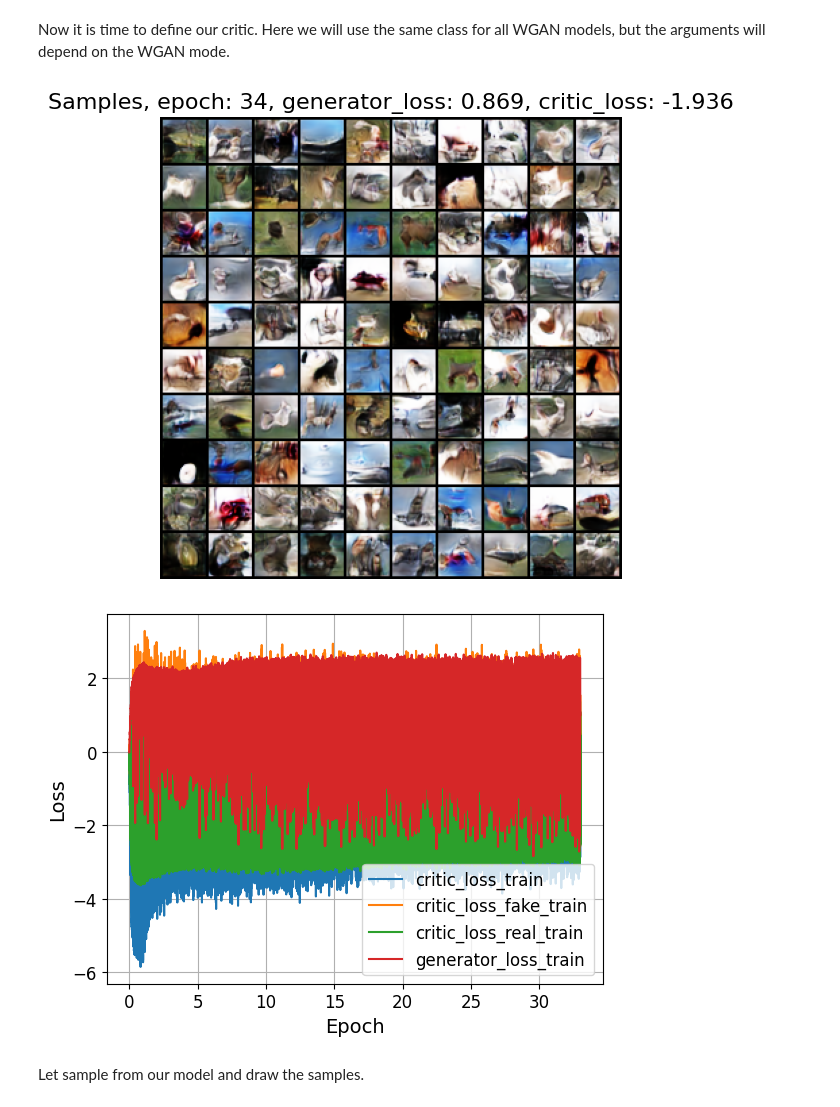
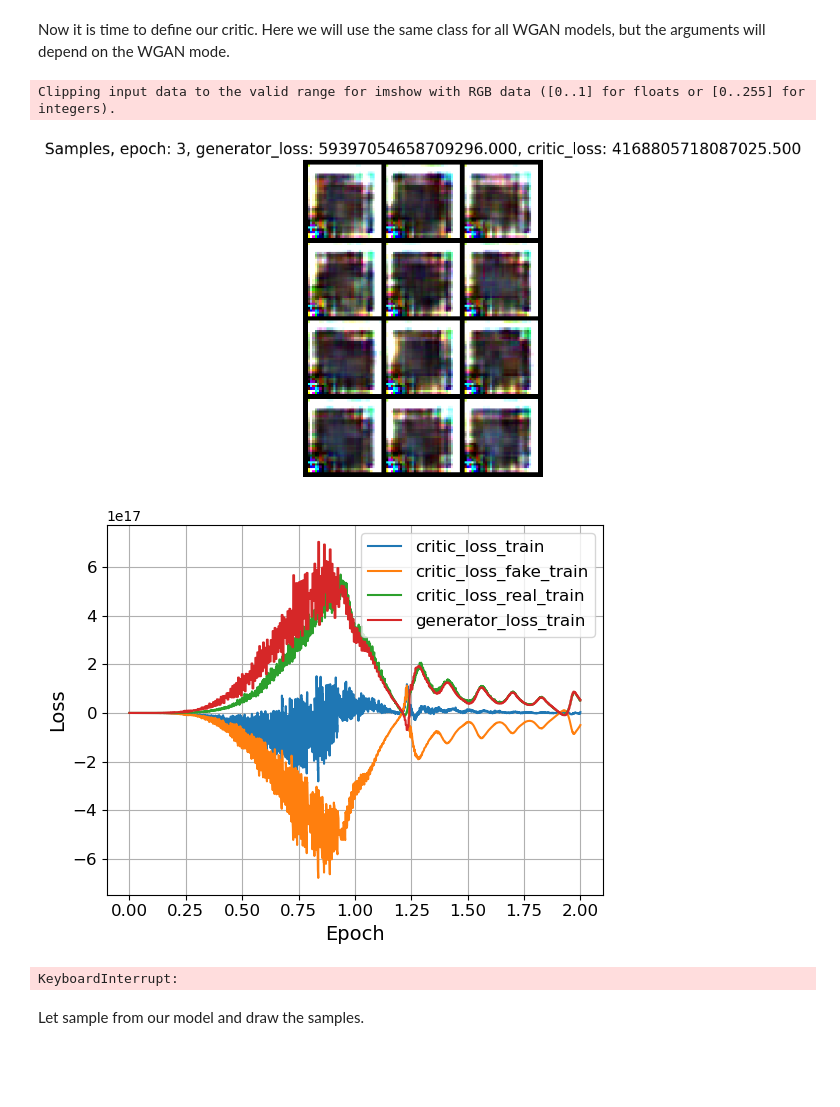
Before and after one commit to collateraris/ML_courses_GenAI_NLP, a Jupyter notebook: scientificProject/GenAI/hw3/gan.ipynb, the cells around one changed output. Cells and saved outputs as stored; diff of their text form; code cells hidden in the pictures; blank space fills up the shorter version.

```diff
--- a/scientificProject/GenAI/hw3/gan.ipynb
+++ b/scientificProject/GenAI/hw3/gan.ipynb
@@ -218,16 +310,28 @@ class WGAN(BaseModel):
         # 1) sample batch
         # NOTE: sample function uses torch.no_grad
         # 2) apply generator loss (only term with genrator)
-
+        z = torch.randn(batch_size, self.input_size).to(next(self.generator.parameters()).device)
+        fake_data = self.generator(z)
+        d_fake = self.discriminator(fake_data)
+        # Generator wants to maximize D(fake), so we minimize -D(fake)
+        g_loss = -d_fake.mean()
         # ====
         return {"generator_loss": g_loss}
 
     def loss_discriminator(self, x: torch.Tensor) -> dict:
-        fake_data = self.sample(x.shape[0])
+        # Generate fake data directly (not using sample() which has no_grad)
+        z = torch.randn(x.shape[0], self.input_size).to(next(self.generator.parameters()).device)
+        fake_data = self.generator(z)
         # ====
         # your code
         # calculate critic loss (both terms)
+        d_real = self.discriminator(x)
+        d_fake = self.discriminator(fake_data)
 
+        # Critic wants to maximize D(real) - D(fake), so we minimize -(D(real) - D(fake))
+        d_loss_real = -d_real.mean()
+        d_loss_fake = d_fake.mean()
+        d_loss = d_loss_real + d_loss_fake
         # ====
         return {"critic_loss": d_loss, "critic_loss_fake": d_loss_fake, "critic_loss_real": d_loss_real}
 
@@ -236,7 +340,8 @@ class WGAN(BaseModel):
         # ====
         # your code
         # sample from standard normal distribution and apply the model
-
+        z = torch.randn(n_samples, self.input_size).to(next(self.generator.parameters()).device)
+        output = self.generator(z)
         # ====
         return output
 
@@ -260,38 +365,40 @@ test_wgan()
 # %%
 # ====
 # your code
 # choose these parameters
-BATCH_SIZE =
-N_CHANNELS =
-EPOCHS =
-CRITIC_STEPS =
-CLIP_C =
-LR =
+BATCH_SIZE = 64
+N_CHANNELS = 64
+EPOCHS = 100
+CRITIC_STEPS = 5
+CLIP_C = 0.001
+LR = 2e-4
 # ====
 
 train_loader = data.DataLoader(train_data, batch_size=BATCH_SIZE, shuffle=True)
 wgan = WGAN(input_size=128, n_channels=N_CHANNELS, clip_c=CLIP_C)
 
 # choose any optimizer as you want
-generator_optimizer = torch.optim.Adam(wgan.generator.parameters(), lr=LR, betas=(0.0, 0.9))
-discriminator_optimizer = torch.optim.Adam(wgan.discriminator.parameters(), lr=LR, betas=(0.0, 0.9))
+generator_optimizer = torch.optim.RMSprop(wgan.generator.parameters(), lr=LR)
+discriminator_optimizer = torch.optim.RMSprop(wgan.discriminator.parameters(), lr=LR)
 
 train_adversarial(
     wgan,
     train_loader,
     epochs=EPOCHS,
     d_steps=CRITIC_STEPS,
     generator_optimizer=generator_optimizer,
     discriminator_optimizer=discriminator_optimizer,
     device=DEVICE,
     generator_loss_key="generator_loss",
     discriminator_loss_key="critic_loss",
-    n_samples=100,
+    n_samples=12,
     visualize_samples=True
 )
 # %% [output]
+Clipping input data to the valid range for imshow with RGB data ([0..1] for floats or [0..255] for integers).
-[figure, old version]
+[figure, new version]
-[figure, old version]
+[figure, new version]
+KeyboardInterrupt:
 # %% [markdown]
 Let sample from our model and draw the samples.
 # %%
```
Also changed, not shown: parts of 10 cells of this notebook.
